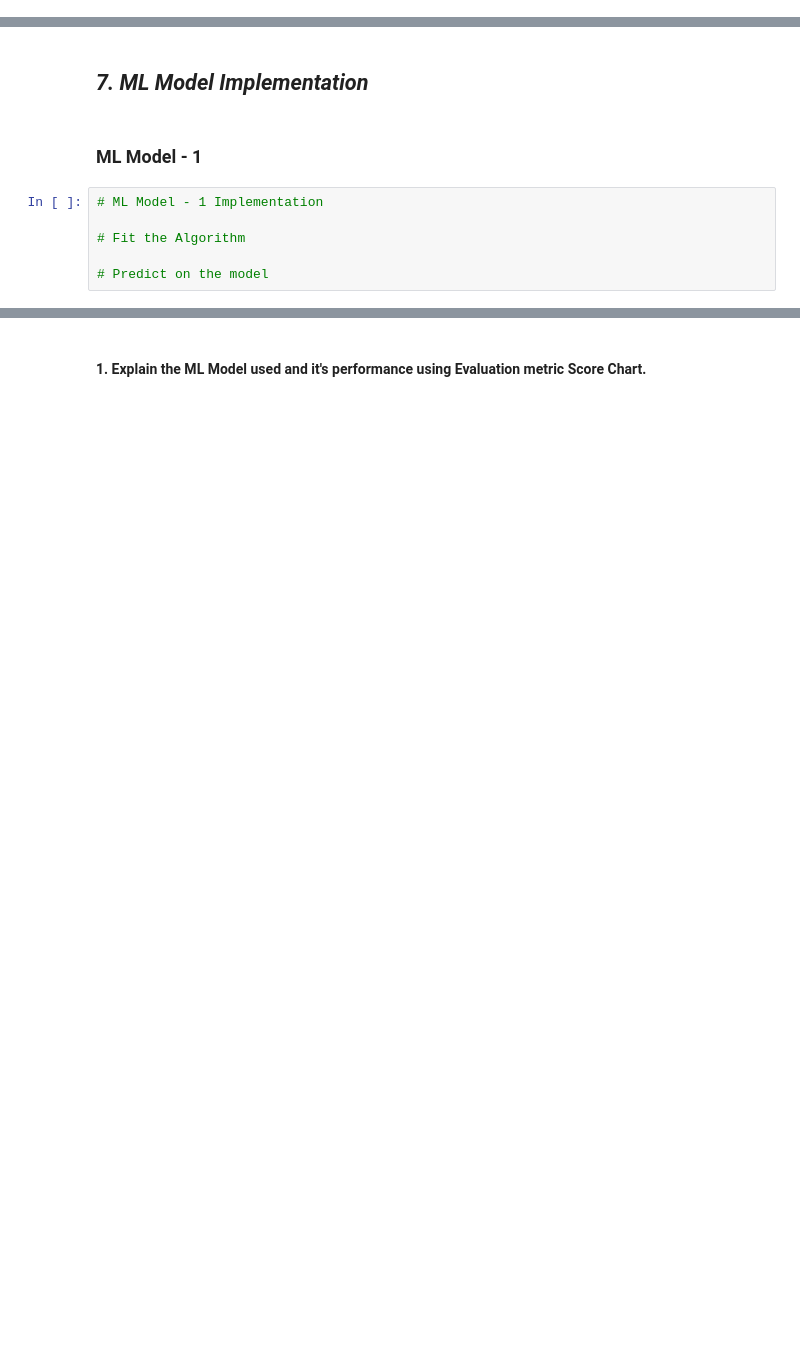
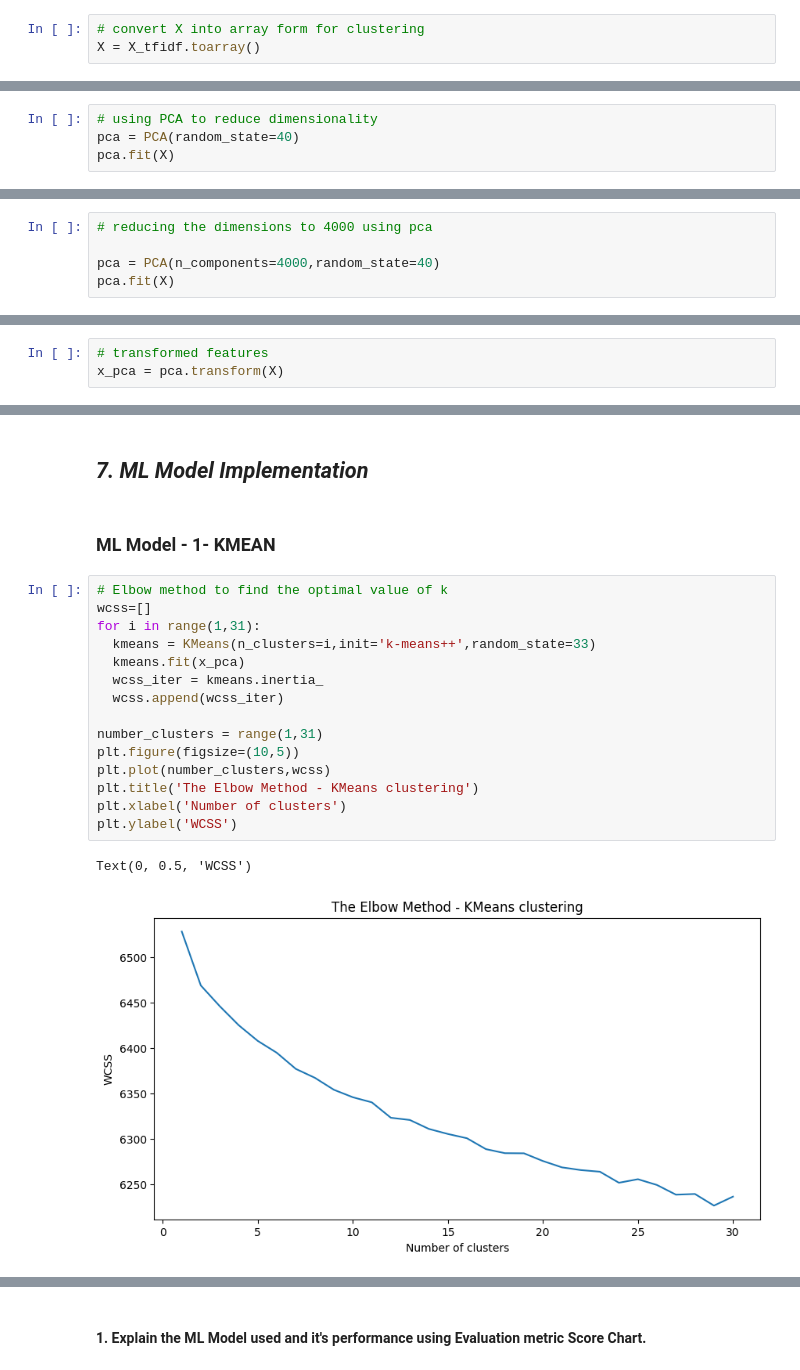
Before and after one commit to Mostaqul143/Netflix-Movies-And-TV-Shows-Clustering, a Jupyter notebook: Sample ML Submission Template.ipynb, the cells around one changed output, grey strips where cells are left out. Cells and saved outputs as stored; diff of their text form; blank space fills up the shorter version.

```diff
--- a/Sample ML Submission Template.ipynb
+++ b/Sample ML Submission Template.ipynb
@@ -770,0 +805,3 @@ By using lemmatization, I aimed to standardize the words in the "description" co
+# %%
+# convert X into array form for clustering
+X = X_tfidf.toarray()
@@ -836,0 +826,4 @@ Answer Here.
+# %%
+# using PCA to reduce dimensionality
+pca = PCA(random_state=40)
+pca.fit(X)
@@ -836,0 +832,5 @@ Answer Here.
+# %%
+# reducing the dimensions to 4000 using pca
+
+pca = PCA(n_components=4000,random_state=40)
+pca.fit(X)
@@ -836,0 +839,3 @@ Answer Here.
+# %%
+# transformed features
+x_pca = pca.transform(X)
@@ -837,10 +847,22 @@ Answer Here.
 # %% [markdown]
 ## ***7. ML Model Implementation***
 # %% [markdown]
-### ML Model - 1
+### ML Model - 1- KMEAN
-# %%
-# ML Model - 1 Implementation
-
-# Fit the Algorithm
-
-# Predict on the model
+# %%
+# Elbow method to find the optimal value of k
+wcss=[]
+for i in range(1,31):
+  kmeans = KMeans(n_clusters=i,init='k-means++',random_state=33)
+  kmeans.fit(x_pca)
+  wcss_iter = kmeans.inertia_
+  wcss.append(wcss_iter)
+
+number_clusters = range(1,31)
+plt.figure(figsize=(10,5))
+plt.plot(number_clusters,wcss)
+plt.title('The Elbow Method - KMeans clustering')
+plt.xlabel('Number of clusters')
+plt.ylabel('WCSS')
+# %% [output]
+Text(0, 0.5, 'WCSS')
+[figure, added]
```
Also changed, not shown: parts of 98 cells of this notebook.
